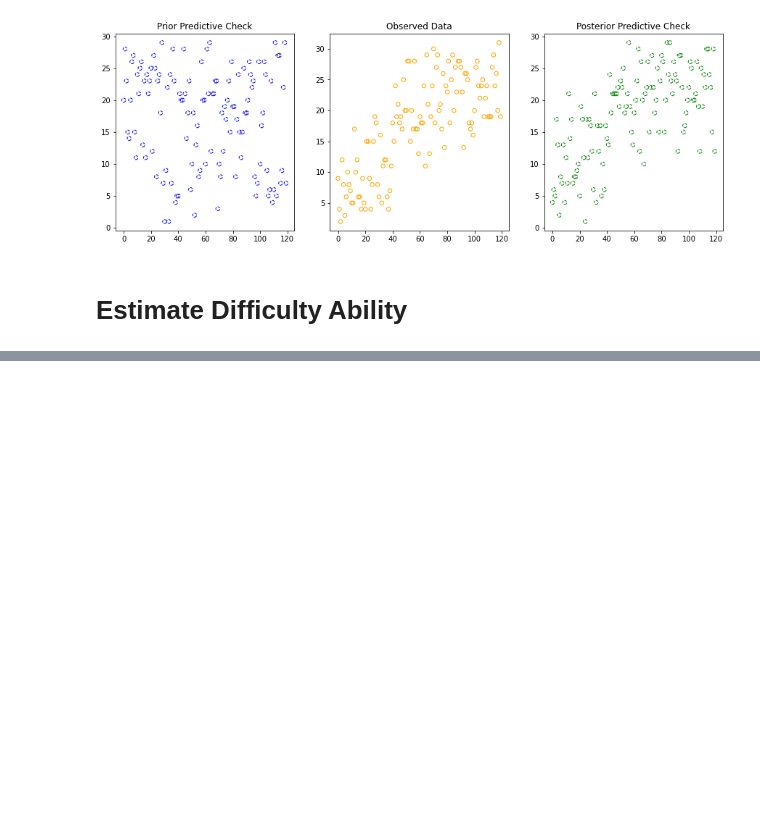
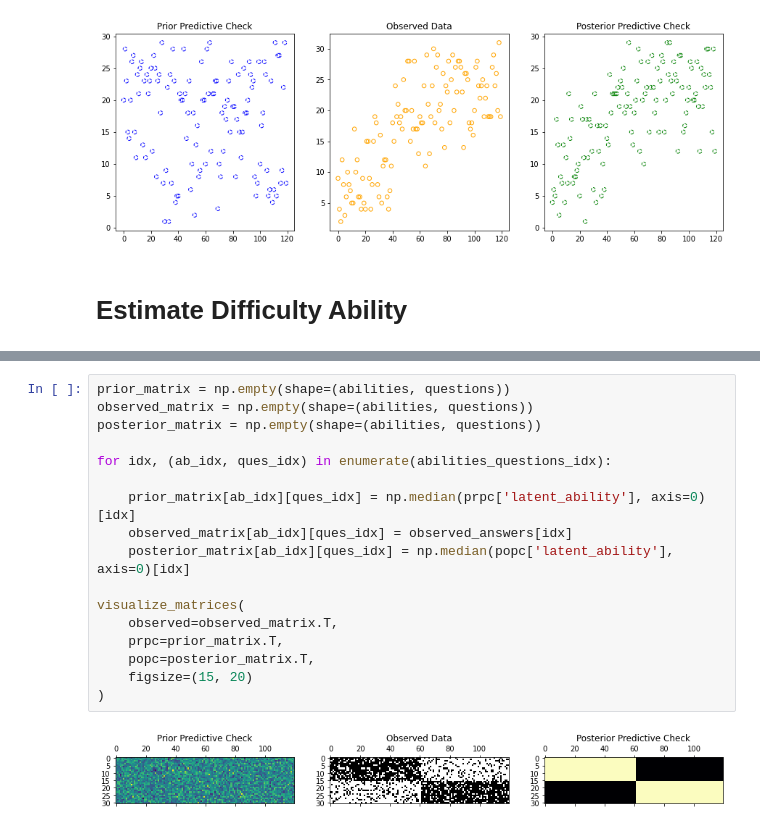
Before and after one commit to vb690/learning_bayes, a Jupyter notebook: books/bayesian_cognitive_modelling/chapter_6.ipynb, the cells around one changed output, grey strips where cells are left out. Saved outputs shown, nothing was run; the diff lists cells and outputs as text; blank space fills up the shorter version.

```diff
--- a/books/bayesian_cognitive_modelling/chapter_6.ipynb
+++ b/books/bayesian_cognitive_modelling/chapter_6.ipynb
@@ -232,0 +315,19 @@ visualize_matrices(
+# %%
+prior_matrix = np.empty(shape=(abilities, questions))
+observed_matrix = np.empty(shape=(abilities, questions))
+posterior_matrix = np.empty(shape=(abilities, questions))
+
+for idx, (ab_idx, ques_idx) in enumerate(abilities_questions_idx):
+
+    prior_matrix[ab_idx][ques_idx] = np.median(prpc['latent_ability'], axis=0)[idx]
+    observed_matrix[ab_idx][ques_idx] = observed_answers[idx]
+    posterior_matrix[ab_idx][ques_idx] = np.median(popc['latent_ability'], axis=0)[idx]
+
+visualize_matrices(
+    observed=observed_matrix.T,
+    prpc=prior_matrix.T,
+    popc=posterior_matrix.T,
+    figsize=(15, 20)
+)
+# %% [output]
+[figure, added]
```
Also changed, not shown: parts of 5 cells of this notebook, 2 other files.
